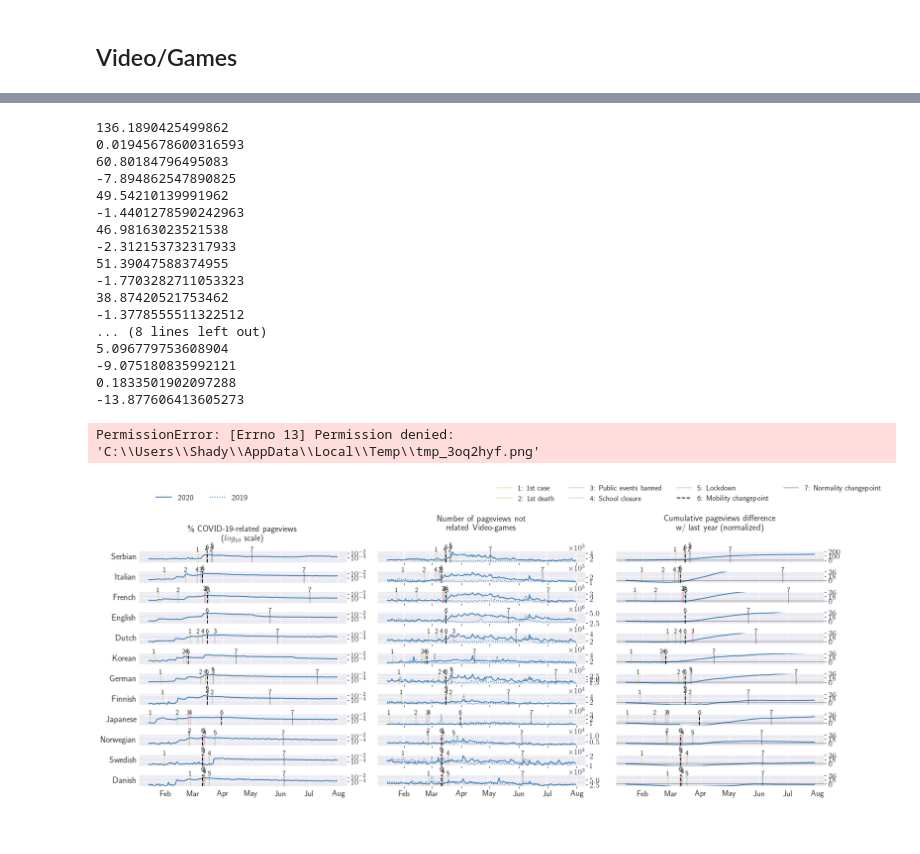
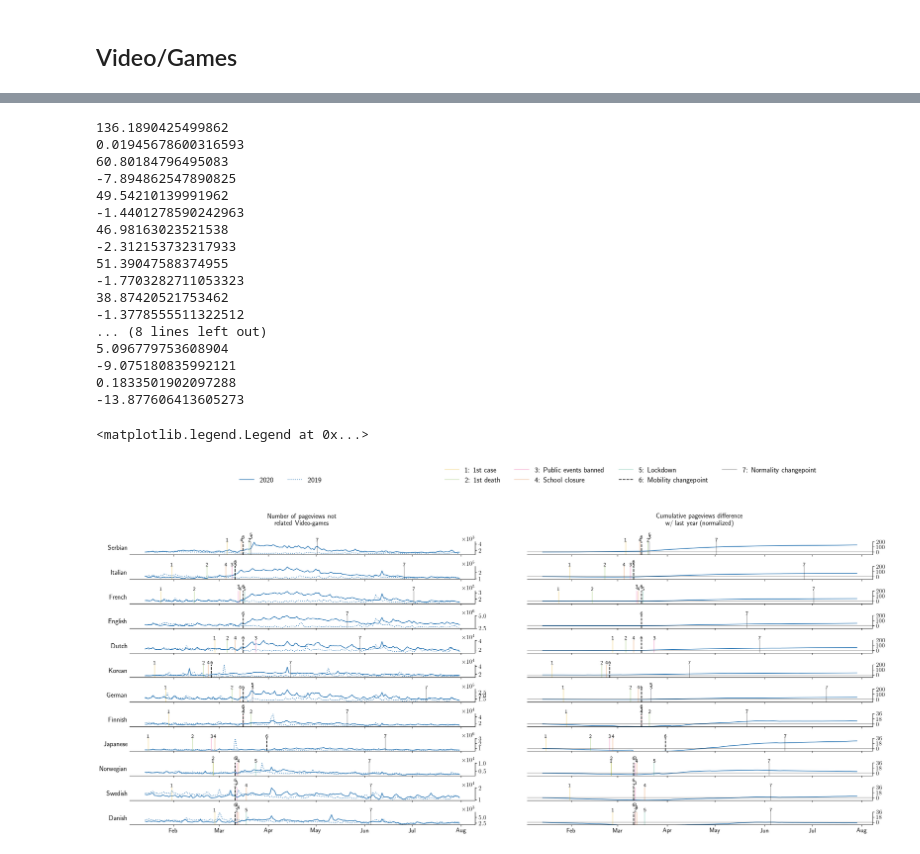
Before and after one commit to epfl-ada/ada-2022-project-teamjose, a Jupyter notebook: analyses/covid_analysis.ipynb, the cells around one changed output, grey strips where cells are left out. Saved outputs shown, nothing was run; the diff lists cells and outputs as text; code cells hidden in the pictures.

```diff
--- a/analyses/covid_analysis.ipynb
+++ b/analyses/covid_analysis.ipynb
@@ -36,31 +21,25 @@ from helpers.pca import get_attention_shift_ts
 # %%
 # Latex Configuration
-import matplotlib.font_manager as font_manager
 from matplotlib.lines import Line2D
-import matplotlib.ticker as mtick
 import matplotlib.pyplot as plt
 import matplotlib as mpl
-import seaborn as sns
-import os
-# fontpath = os.path.expanduser('~/LinLibertine_DRah.ttf')
-# prop = font_manager.FontProperties(fname=fontpath)
 
-params = {
+
+PARAM = {
     "axes.titlesize" : 14,
     'axes.labelsize': 12,
     'font.size': 12,
     'legend.fontsize': 12,
     'xtick.labelsize': 13,
     'ytick.labelsize': 13,
-    #     'font.family': 'Linux Libertine Display',
     'text.usetex': True
 }
 
-mpl.rcParams.update(params)
+mpl.rcParams.update(PARAM)
 # %%
-interventions = load_interventions("../data/interventions.csv")
-topics_df, topics = load_topics('../data/topics_linked.csv.xz')
-agg = load_aggregated("../data/aggregated_timeseries.json.gz")
+interventions = load_interventions("data/interventions.csv")
+topics_df, topics = load_topics('data/topics_linked.csv.xz')
+agg = load_aggregated("data/aggregated_timeseries.json.gz")
 codes_order = ["sr", "it", "fr", "en", "nl", "ko", "de", "fi", "ja", "no", "sv", "da"]
 time_int = 35
 # %%
@@ -240,36 +101,17 @@ from helpers.pca import get_attention_shift_ts
 # %%
-fig, axs = plt.subplots(12, 3,
-                        figsize=(14, 10),
+fig, axs = plt.subplots(12, 2,
+                        figsize=(28, 14),
                         sharex=False,
                         gridspec_kw={"hspace": 0.9, "wspace": 0.15, "top": 0.7})
 
 for idx, ax_ in enumerate(axs[:, :]):
 
-    # COVID-RELATED PAGEVIEWS
-
-    ax = ax_[0]
-
-    code = codes_order[idx]
-    ax.set_ylabel(helper_langs[code], rotation=0, ha="right", va="center", fontsize=14)
-    start, end = plot_dates(ax, 20200114, 20200731,
-                            agg[code]["sum"].index,
-                            (agg[code]["covid"]["sum"].values + agg[code + ".m"]["covid"]["sum"].values +1)
-                            / (agg[code]["sum"].values + agg[code+".m"]["sum"].values),  sci=False, color="#377eb8")
-
-    plot_intervention(ax, interventions, code, "all", interventions_helper, int_ls, int_c)
-    ax.ticklabel_format(axis="y", style="sci", scilimits=(0, 0))
-
-    ax.spines['left'].set_visible(False)
-    ax.spines['top'].set_visible(False)
-    ax.yaxis.set_ticks_position('right')
-    ax.set_yscale("log")
-    ax.set_ylim([10**(-6), 5* 10**(-2)])
-    ax.set_yticks([10**(-4), 10**(-2)])
 
     # VIDEO-GAME-RELATED PAGEVIEWS
 
-    ax = ax_[1]
-
+    ax = ax_[0]
+    code = codes_order[idx]
+    ax.set_ylabel(helper_langs[code], rotation=0, ha="right", va="center", fontsize=14)
     ax_twin = ax.twiny()
 
     start, end = plot_dates(ax, 20200114, 20200731,
@@ -291,7 +133,7 @@ for idx, ax_ in enumerate(axs[:, :]):
 
     # CUMULATIVE PAGE VIEWS DIFFERENCE
 
-    ax = ax_[2]
+    ax = ax_[1]
 
     plot_cumm_diff(ax, (20190101, 20191231), [20190115, 20200114], [20190731, 20200729],
                    agg[code]["sum"].index,
@@ -308,7 +150,7 @@ for idx, ax_ in enumerate(axs[:, :]):
         ax_t.spines['top'].set_visible(False)
         ax_t.yaxis.set_ticks_position('right')
 
-    if idx == 0:
+    if idx in[0,1,2,3,4,5,6]:
         ax.set_ylim(-50,200)
         ax.set_yticks([0, 100, 200])
 
@@ -320,9 +162,9 @@ for idx, ax_ in enumerate(axs[:, :]):
         if idx != 11:
             ax.set_xticklabels([])
 
-axs[0,0].set_title("\% COVID-19-related pageviews \n ($log_{10}$ scale)", pad=35, y=0)
-axs[0,1].set_title("Number of pageviews not\n related Video-games ", pad=35)
-axs[0,2].set_title("Cumulative pageviews difference \n w/ last year (normalized)", pad=35)
+
+axs[0,0].set_title("Number of pageviews not\n related Video-games ", pad=35)
+axs[0,1].set_title("Cumulative pageviews difference \n w/ last year (normalized)", pad=35)
 
 
 lines = [
@@ -334,45 +176,42 @@ lines = [
 axs[0,0].legend(
     handles=lines,
     labels=["2020", "2019"],
-    loc='lower center', bbox_to_anchor=(0.3, 5),
+    loc='lower left', bbox_to_anchor=(0.3, 5),
     ncol=3, fancybox=False, shadow=False,
-    frameon=False, edgecolor=None, fontsize=13
+    frameon=False, edgecolor=None, fontsize=15
 )
 
 
 lines_interv = [Line2D([0], [0], color=int_c[x], ls=int_ls[x], alpha=0.3 if x != "Mobility" else 1.)
                 for x, _ in interventions_helper.items()]
 
 axs[0,1].legend(
     handles= lines_interv,
     labels=["{}: {}".format(v,
                             k.replace("Mobility", "Mobility changepoint")\
                             .replace("Normalcy", "Normality changepoint"))
             for k, v in interventions_helper.items()],
-    loc='lower center', bbox_to_anchor=(1.5, 5),
+    loc='lower center', bbox_to_anchor=(0.3, 5),
     ncol=4, fancybox=False, shadow=False,
-    frameon=False, edgecolor=None, fontsize=12
+    frameon=False, edgecolor=None, fontsize=15
 )
-
-set_size(fig, (20, 9))
-#fig.savefig("../images/pageviews_videog.pdf", bbox_inches="tight")
 # %% [output]
 136.1890425499862
 0.01945678600316593
 60.80184796495083
 -7.894862547890825
 49.54210139991962
 -1.4401278590242963
 46.98163023521538
 -2.312153732317933
 51.39047588374955
 -1.7703282711053323
 38.87420521753462
 -1.3778555511322512
 ... (8 lines left out)
 5.096779753608904
 -9.075180835992121
 0.1833501902097288
 -13.877606413605273
-PermissionError: [Errno 13] Permission denied: 'C:\\Users\\Shady\\AppData\\Local\\Temp\\tmp_3oq2hyf.png'
+<matplotlib.legend.Legend at 0x...>
-[figure, old version]
+[figure, new version]
```
Also changed, not shown: parts of 12 cells of this notebook, 1 other file.
